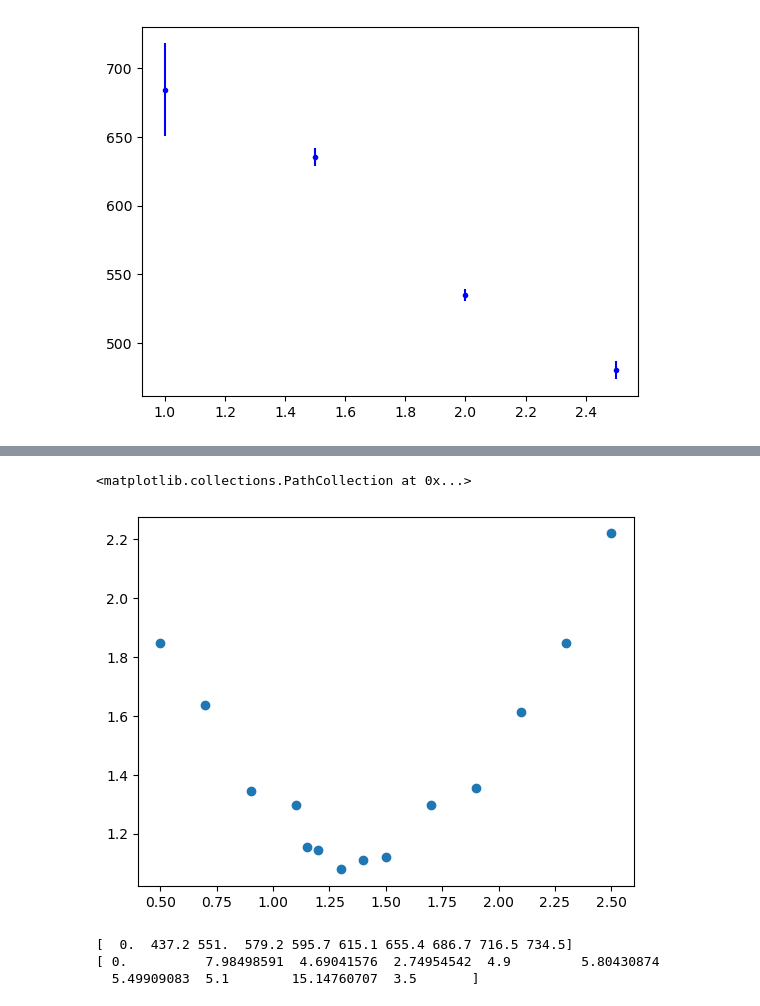
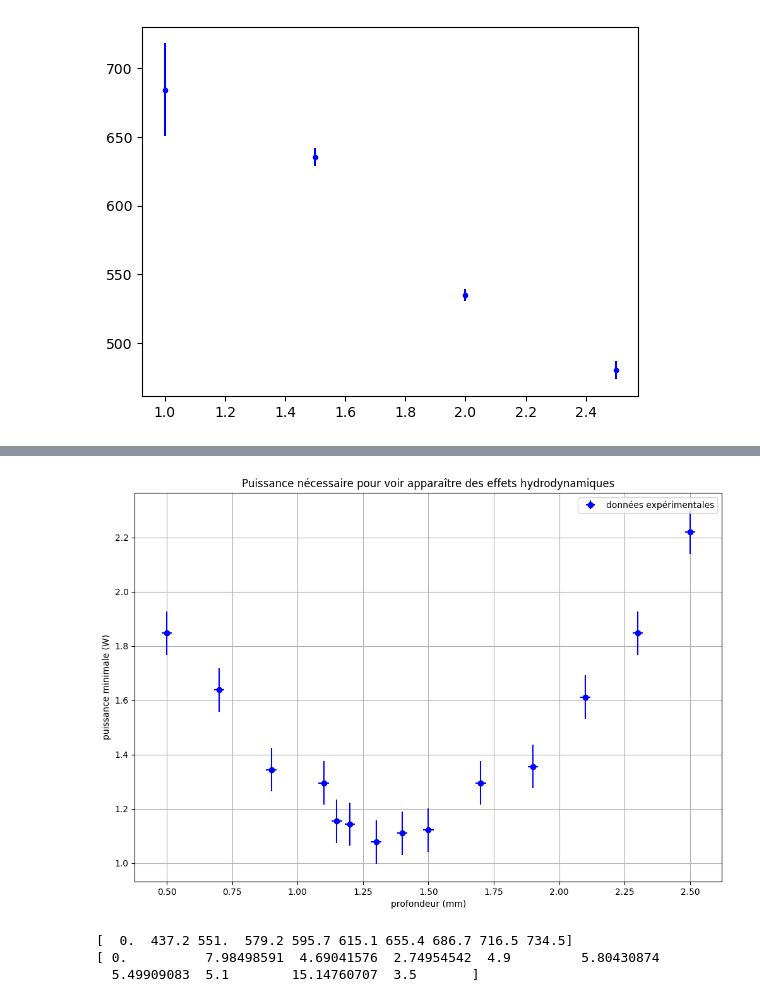
Before and after one commit to Spyreth/L3-Mono, a Jupyter notebook: Fil Chaud/phyexp.ipynb, the cells around one changed output, grey strips where cells are left out. Saved outputs shown, nothing was run; the diff lists cells and outputs as text; code cells hidden in the pictures.

```diff
--- a/Fil Chaud/phyexp.ipynb
+++ b/Fil Chaud/phyexp.ipynb
@@ -48,17 +58,28 @@ plt.scatter(height, P)
 # %%
 #EXPERIENCE 3 : PUISSANCE MINIMALE V2 47V50
 U = np.array([13.2, 12.6, 11.2, 10.8, 10.5, 10.4, 9.8, 10.1, 10.2, 10.8, 11.3, 12.4, 13.2, 14.8])
 I = np.array([0.14, 0.13, 0.12, 0.12, 0.11, 0.11, 0.11, 0.11, 0.11, 0.12, 0.12, 0.13, 0.14, 0.15])
 P = U*I
 T = np.array([40, 42, 46, 47, 33, 33, 33, 48, 49, 33, 33, 33, 33, 33])
 
+P_err = np.array([0.08 for i in range(len(P))])
 #ATTENTION : a 0.6, le cable sortait un peu
 height = np.array([0.5, 0.7, 0.9, 1.1, 1.15, 1.2, 1.3, 1.4, 1.5, 1.7, 1.9, 2.1, 2.3, 2.5]) #mm
 
-plt.scatter(height, P)
+
+P_err = np.array([0.08 for i in range(len(P))])
+height_err = np.array([0.02])
+
+plt.figure(figsize=(12,8))
+plt.title("Puissance nécessaire pour voir apparaître des effets hydrodynamiques")
+plt.errorbar(height, P, xerr=height_err, yerr=P_err, label='données expérimentales', fmt='bo')
+plt.xlabel('profondeur (mm)')
+plt.ylabel('puissance minimale (W)')
+plt.grid()
+plt.legend()
+plt.show()
 # %% [output]
-<matplotlib.collections.PathCollection at 0x...>
-[figure, old version]
+[figure, new version]
 # %%
 #EXPERIENCE 4 : ETUDE DES MODES : freq
 U = np.array([9.6, 11.1, 12.1, 12.9, 13.4, 14.2, 15.3, 16.2, 17, 17.6, 18.5])
```
Also changed, not shown: parts of 1 cell of this notebook, 22 other files.
